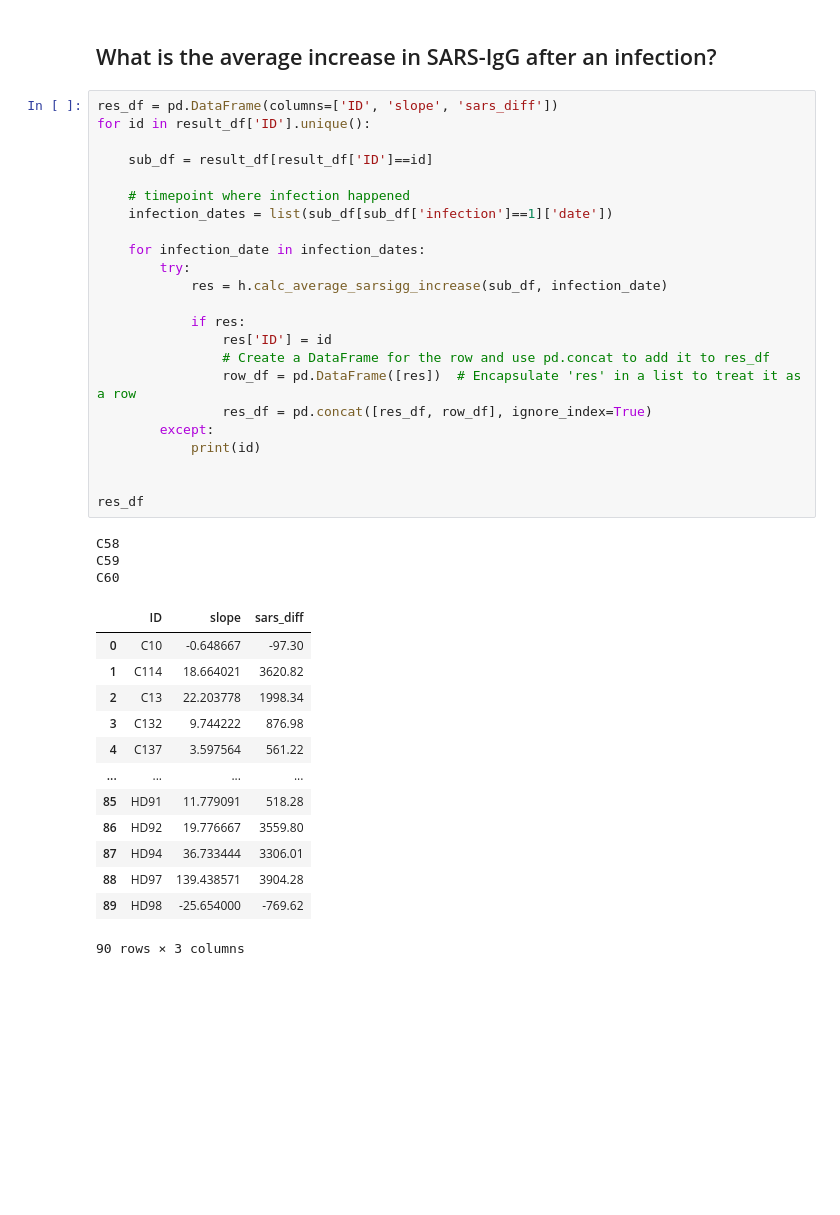
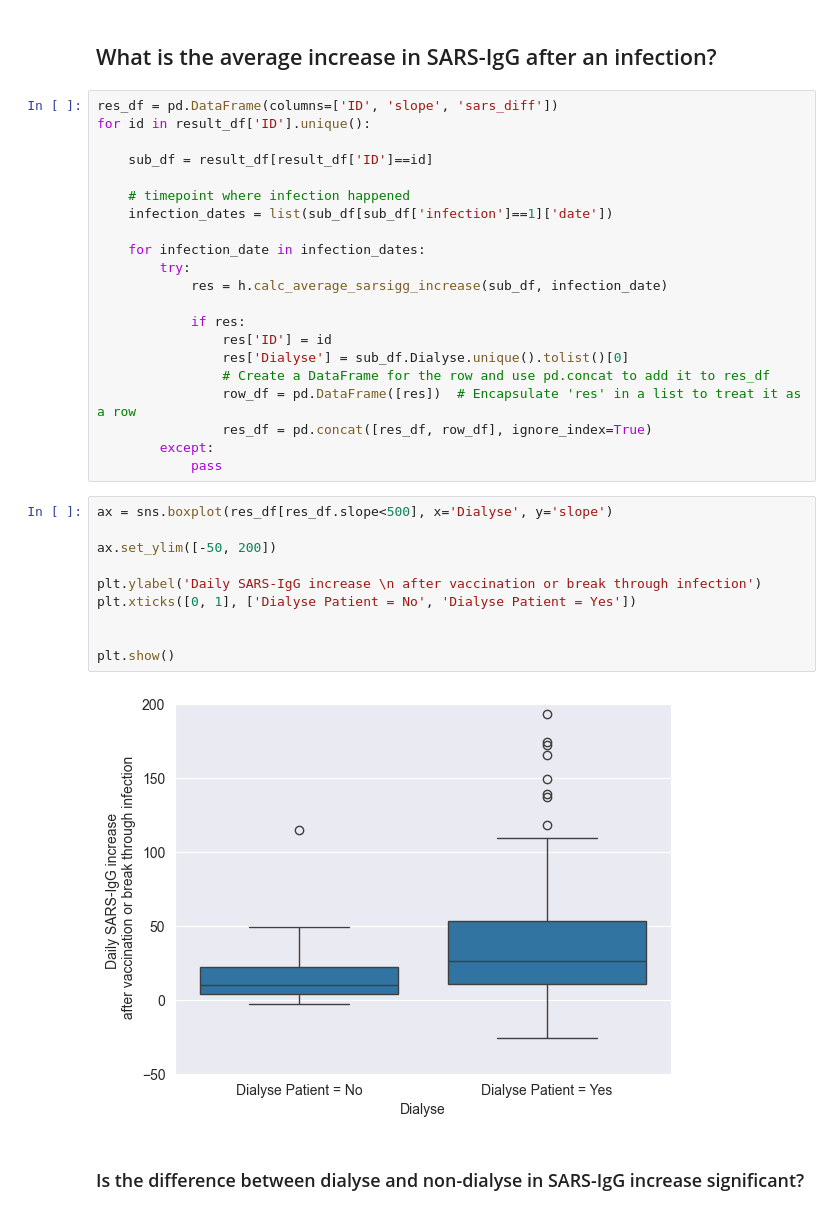
Before and after one commit to IKE-B/immun-ml, a Jupyter notebook: src/d03_research_questions/RQ1 - Analyse long-format.ipynb, the cells around one changed output. Cells and saved outputs as stored; diff of their text form; blank space fills up the shorter version.

Commit message:
WIP: Plot SARS-IgG Course and find features

```diff
--- a/src/d03_research_questions/RQ1 - Analyse long-format.ipynb
+++ b/src/d03_research_questions/RQ1 - Analyse long-format.ipynb
@@ -100,28 +102,23 @@ for id in result_df['ID'].unique():
 
             if res:
                 res['ID'] = id
+                res['Dialyse'] = sub_df.Dialyse.unique().tolist()[0]
                 # Create a DataFrame for the row and use pd.concat to add it to res_df
                 row_df = pd.DataFrame([res])  # Encapsulate 'res' in a list to treat it as a row
                 res_df = pd.concat([res_df, row_df], ignore_index=True)
         except:
-            print(id)
-
-
-res_df
+            pass
-# %% [output]
-C58
-C59
-C60
-|  | ID | slope | sars_diff |
-| 0 | C10 | -0.648667 | -97.30 |
-| 1 | C114 | 18.664021 | 3620.82 |
-| 2 | C13 | 22.203778 | 1998.34 |
-| 3 | C132 | 9.744222 | 876.98 |
-| 4 | C137 | 3.597564 | 561.22 |
-| ... | ... | ... | ... |
-| 85 | HD91 | 11.779091 | 518.28 |
-| 86 | HD92 | 19.776667 | 3559.80 |
-| 87 | HD94 | 36.733444 | 3306.01 |
-| 88 | HD97 | 139.438571 | 3904.28 |
-| 89 | HD98 | -25.654000 | -769.62 |
-90 rows × 3 columns
+# %%
+ax = sns.boxplot(res_df[res_df.slope<500], x='Dialyse', y='slope')
+
+ax.set_ylim([-50, 200])
+
+plt.ylabel('Daily SARS-IgG increase \n after vaccination or break through infection')
+plt.xticks([0, 1], ['Dialyse Patient = No', 'Dialyse Patient = Yes'])
+
+
+plt.show()
+# %% [output]
+[figure, added]
+# %% [markdown]
+### Is the difference between dialyse and non-dialyse in SARS-IgG increase significant?
```
Also changed, not shown: parts of 13 cells of this notebook.
